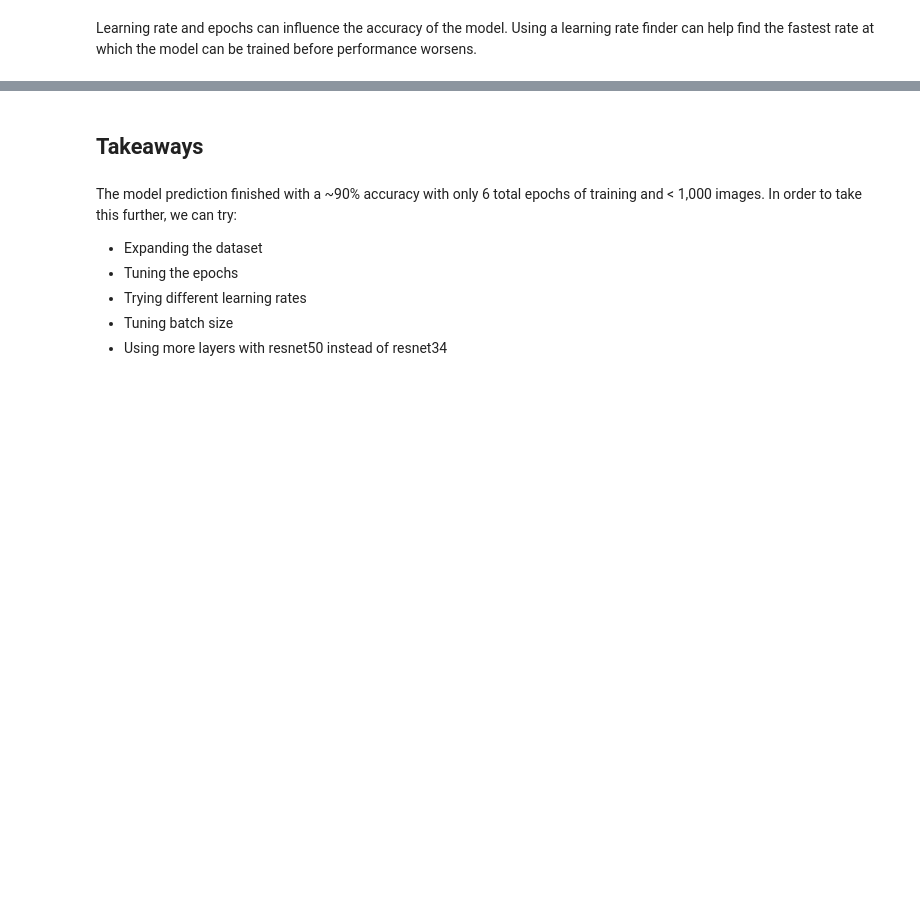
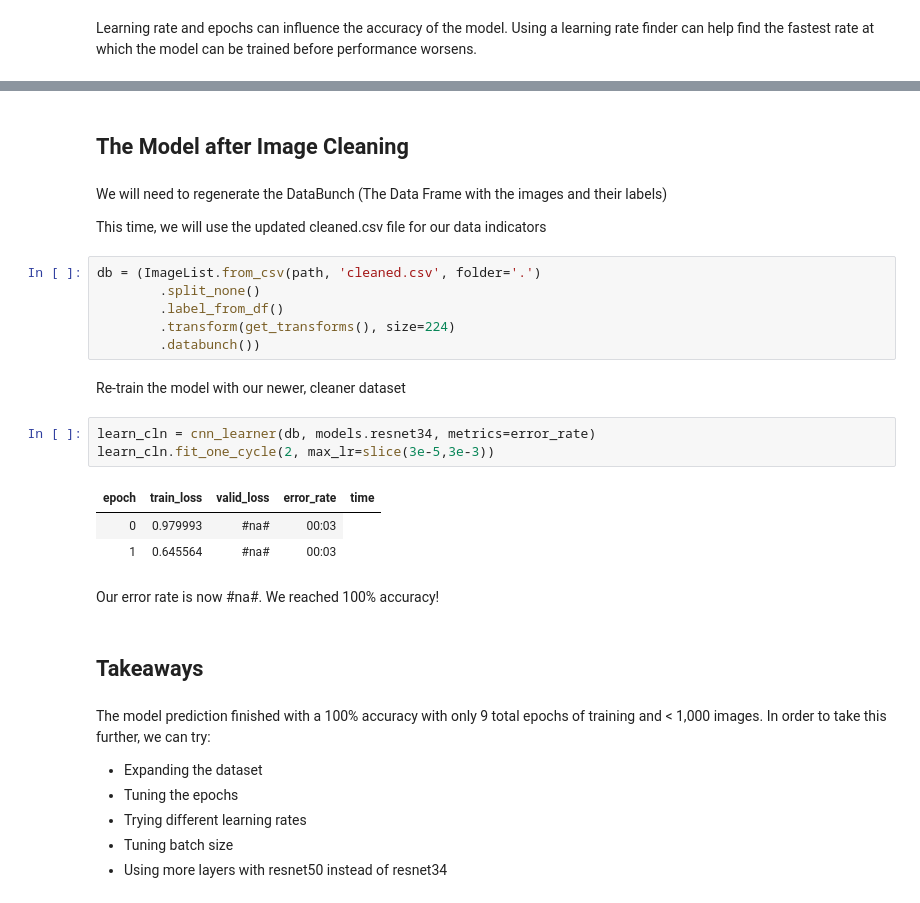
Before and after one commit to dvasavda/ai-image-classifier, a Jupyter notebook: 1-image-classification-mithai.ipynb, the cells around one changed output, grey strips where cells are left out. Drawn from its saved outputs; the diff is of its cells as text; blank space fills up the shorter version.

```diff
--- a/1-image-classification-mithai.ipynb
+++ b/1-image-classification-mithai.ipynb
@@ -149,7 +213,30 @@ learn.fit_one_cycle(2, max_lr=slice(3e-5,3e-3))
+# %% [markdown]
+## The Model after Image Cleaning
+# %% [markdown]
+We will need to regenerate the DataBunch (The Data Frame with the images and their labels)
+
+This time, we will use the updated cleaned.csv file for our data indicators
+# %%
+db = (ImageList.from_csv(path, 'cleaned.csv', folder='.')
+        .split_none()
+        .label_from_df()
+        .transform(get_transforms(), size=224)
+        .databunch())
+# %% [markdown]
+Re-train the model with our newer, cleaner dataset
+# %%
+learn_cln = cnn_learner(db, models.resnet34, metrics=error_rate)
+learn_cln.fit_one_cycle(2, max_lr=slice(3e-5,3e-3))
+# %% [output]
+| epoch | train_loss | valid_loss | error_rate | time |
+| 0 | 0.979993 | #na# | 00:03 |
+| 1 | 0.645564 | #na# | 00:03 |
+# %% [markdown]
+Our error rate is now #na#. We reached 100% accuracy!
 # %% [markdown]
 ## Takeaways
 # %% [markdown]
-The model prediction finished with a ~90% accuracy with only 6 total epochs of training and < 1,000 images. In order to take this further, we can try:
+The model prediction finished with a 100% accuracy with only 9 total epochs of training and < 1,000 images. In order to take this further, we can try:
 
 - Expanding the dataset
 - Tuning the epochs
```
Also changed, not shown: parts of 37 cells of this notebook.
